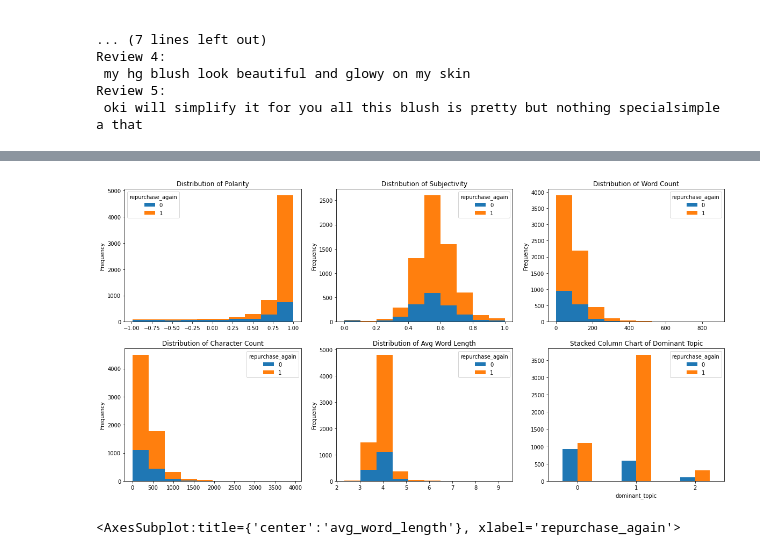
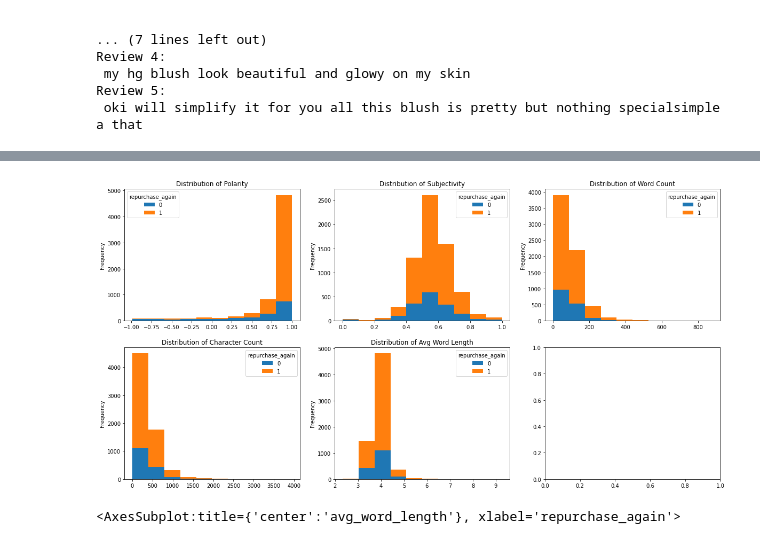
Before and after one commit to kohmin/makeupreviews, a Jupyter notebook: Data Exploration & Preprocessing.ipynb, the cells around one changed output, grey strips where cells are left out. Saved outputs shown, nothing was run; the diff lists cells and outputs as text; code cells hidden in the pictures.

```diff
--- a/Data Exploration & Preprocessing.ipynb
+++ b/Data Exploration & Preprocessing.ipynb
@@ -1070,6 +988,3 @@ plot_top_words(lda, words, n_top_words, 'Topics in LDA model')
-# %%
-# Add topic feature into products
-products['dominant_topic'] = df_document_topic.reset_index()['dominant_topic']
 # %%
 # Create new features
 products['polarity'] = products['review'].apply(lambda x: analyzer.polarity_scores(x)['compound'])
@@ -1160,23 +1075,20 @@ Review 5:
 # %%
 # Histogram of new features
 fig, ax = plt.subplots(2,3,figsize=(20,10))
 products.pivot(columns='repurchase_again').polarity.plot(kind = 'hist',stacked=True,ax=ax[0,0])
 ax[0,0].title.set_text('Distribution of Polarity')
 products.pivot(columns='repurchase_again').subjectivity.plot(kind = 'hist',stacked=True, ax=ax[0,1])
 ax[0,1].title.set_text('Distribution of Subjectivity')
 products.pivot(columns='repurchase_again').word_count.plot(kind = 'hist',stacked=True,ax=ax[0,2])
 ax[0,2].title.set_text('Distribution of Word Count')
 products.pivot(columns='repurchase_again').char_count.plot(kind = 'hist',stacked=True,ax=ax[1,0])
 ax[1,0].title.set_text('Distribution of Character Count')
 products.pivot(columns='repurchase_again').avg_word_length.plot(kind = 'hist',stacked=True,ax= ax[1,1])
 ax[1,1].title.set_text('Distribution of Avg Word Length')
-products.groupby(['dominant_topic','repurchase_again'])['repurchase_again'].count().unstack().plot(kind='bar',ax=ax[1,2], rot=0)
-ax[1,2].title.set_text('Stacked Column Chart of Dominant Topic')
 
 # Similar distributions across the different target value
-# Observe that topic 1 has higher frequency of repurchase
 # %% [output]
-[figure, old version]
+[figure, new version]
 # %%
 # Boxplot of new features
 fig, ax = plt.subplots(2,3,figsize=(20,15))
```
Also changed, not shown: parts of 25 cells of this notebook.
